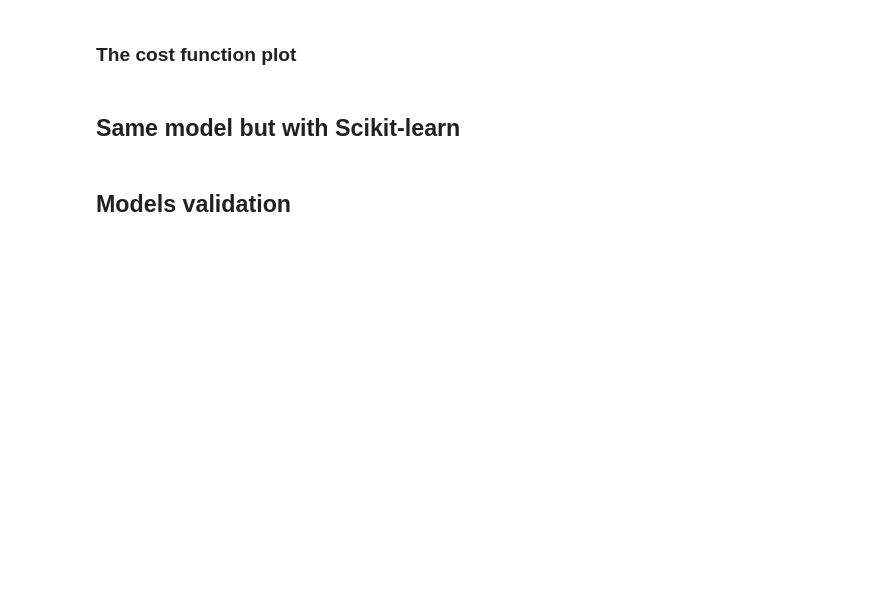
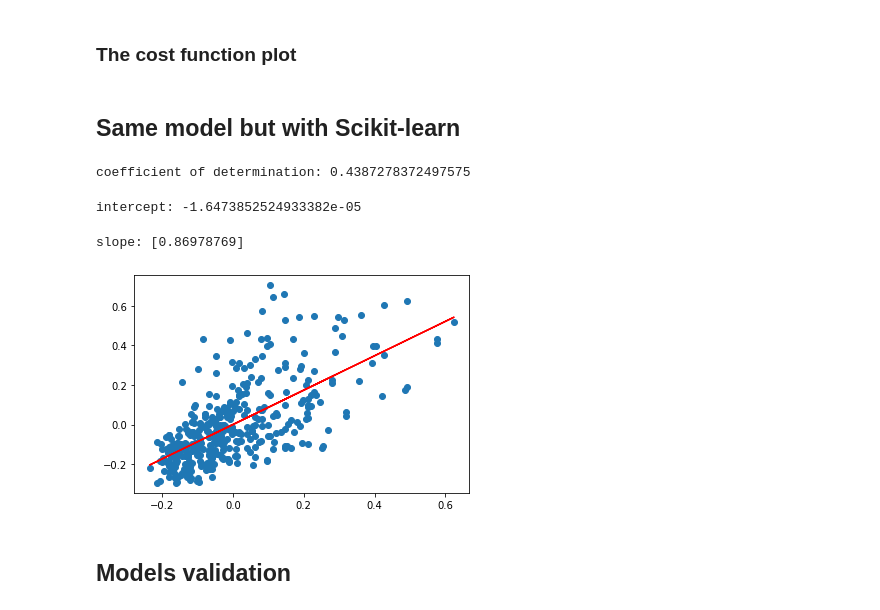
Before and after one commit to khralovich/apartment_cost_regression, a Jupyter notebook: linear_reg.ipynb, the cells around one changed output. Drawn from its saved outputs; the diff is of its cells as text; code cells hidden in the pictures; blank space fills up the shorter version.

Commit message:
add scikit-learn model

```diff
--- a/linear_reg.ipynb
+++ b/linear_reg.ipynb
@@ -236,3 +256,6 @@ theta = np.zeros((n+1))
 ### The cost function plot
 # %% [markdown]
 ## Same model but with Scikit-learn
+# %%
+x = np.array(train_set['X']).reshape((-1, 1))
+y = np.array(train_set['Y_1'])
@@ -239,3 +264,28 @@ theta = np.zeros((n+1))
+# %%
+r_sq = model.score(x, y)
+print('coefficient of determination:', r_sq)
+# %% [output]
+coefficient of determination: 0.4387278372497575
+# %%
+# Print the Intercept:
+print('intercept:', model.intercept_)
+# %% [output]
+intercept: -1.6473852524933382e-05
+# %%
+# Print the Slope:
+print('slope:', model.coef_)
+# %% [output]
+slope: [0.86978769]
+# %%
+# Model
+f_wb = 0.86978769*x -1.6473852524933382e-05
+# %%
+# Plot the estimated linear regression line with matplotlib:
+plt.scatter(x, y)
+plt.plot(x, f_wb, 'r');
+plt.show()
+# %% [output]
+[figure, added]
 # %% [markdown]
 ## Models validation
 # %%
```
Also changed, not shown: parts of 20 cells of this notebook, 1 other file.
